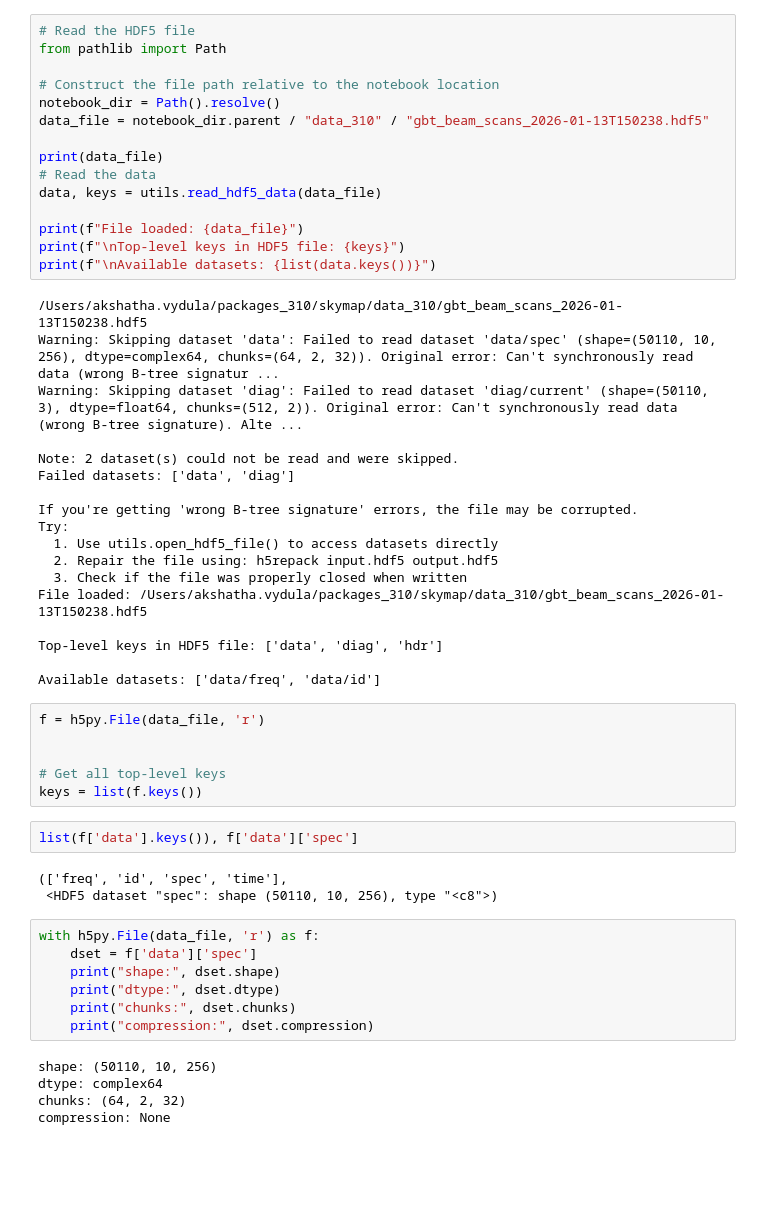
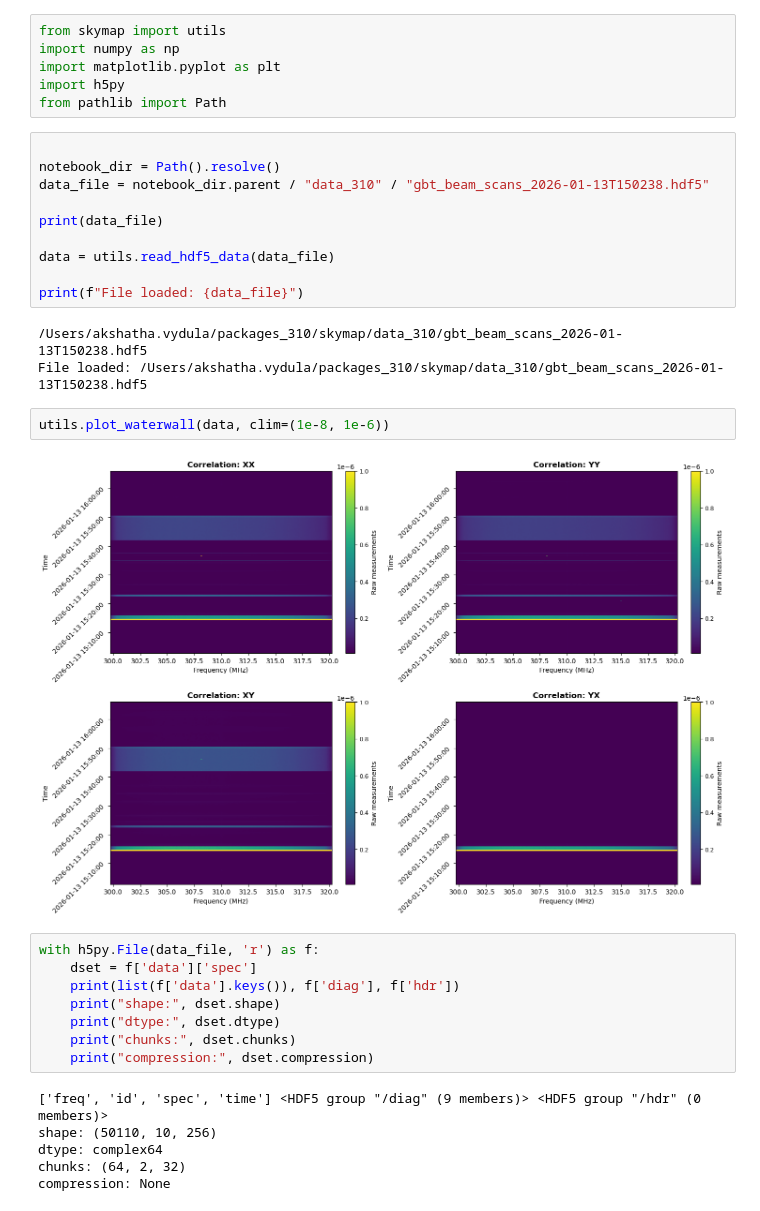
Before and after one commit to akvydula/skymap, a Jupyter notebook: notebooks/commission_jan_2026.ipynb, the cells around one changed output. Cells and saved outputs as stored; diff of their text form; blank space fills up the shorter version.

Commit message:
notebook for cleaner readout

```diff
--- a/notebooks/commission_jan_2026.ipynb
+++ b/notebooks/commission_jan_2026.ipynb
@@ -17,55 +1,36 @@ import h5py
+# %%
+from skymap import utils
+import numpy as np
+import matplotlib.pyplot as plt
+import h5py
+from pathlib import Path
 # %%
-# Read the HDF5 file
-from pathlib import Path
 
-# Construct the file path relative to the notebook location
 notebook_dir = Path().resolve()
 data_file = notebook_dir.parent / "data_310" / "gbt_beam_scans_2026-01-13T150238.hdf5"
 
 print(data_file)
-# Read the data
-data, keys = utils.read_hdf5_data(data_file)
+
+data = utils.read_hdf5_data(data_file)
 
 print(f"File loaded: {data_file}")
-print(f"\nTop-level keys in HDF5 file: {keys}")
-print(f"\nAvailable datasets: {list(data.keys())}")
 # %% [output]
 /Users/akshatha.vydula/packages_310/skymap/data_310/gbt_beam_scans_2026-01-13T150238.hdf5
-Warning: Skipping dataset 'data': Failed to read dataset 'data/spec' (shape=(50110, 10, 256), dtype=complex64, chunks=(64, 2, 32)). Original error: Can't synchronously read data (wrong B-tree signatur ...
-Warning: Skipping dataset 'diag': Failed to read dataset 'diag/current' (shape=(50110, 3), dtype=float64, chunks=(512, 2)). Original error: Can't synchronously read data (wrong B-tree signature). Alte ...
-
-Note: 2 dataset(s) could not be read and were skipped.
-Failed datasets: ['data', 'diag']
-
-If you're getting 'wrong B-tree signature' errors, the file may be corrupted.
-Try:
-  1. Use utils.open_hdf5_file() to access datasets directly
-  2. Repair the file using: h5repack input.hdf5 output.hdf5
-  3. Check if the file was properly closed when written
 File loaded: /Users/akshatha.vydula/packages_310/skymap/data_310/gbt_beam_scans_2026-01-13T150238.hdf5
-
-Top-level keys in HDF5 file: ['data', 'diag', 'hdr']
-
-Available datasets: ['data/freq', 'data/id']
-# %%
-f = h5py.File(data_file, 'r')
-
-
-# Get all top-level keys
-keys = list(f.keys())
-# %%
-list(f['data'].keys()), f['data']['spec']
-# %% [output]
-(['freq', 'id', 'spec', 'time'],
- <HDF5 dataset "spec": shape (50110, 10, 256), type "<c8">)
+# %%
+utils.plot_waterwall(data, clim=(1e-8, 1e-6))
+# %% [output]
+[figure, added]
 # %%
 with h5py.File(data_file, 'r') as f:
     dset = f['data']['spec']
+    print(list(f['data'].keys()), f['diag'], f['hdr'])
     print("shape:", dset.shape)
     print("dtype:", dset.dtype)
     print("chunks:", dset.chunks)
     print("compression:", dset.compression)
 # %% [output]
+['freq', 'id', 'spec', 'time'] <HDF5 group "/diag" (9 members)> <HDF5 group "/hdr" (0 members)>
 shape: (50110, 10, 256)
 dtype: complex64
 chunks: (64, 2, 32)
```
Also changed, not shown: parts of 13 cells of this notebook.
